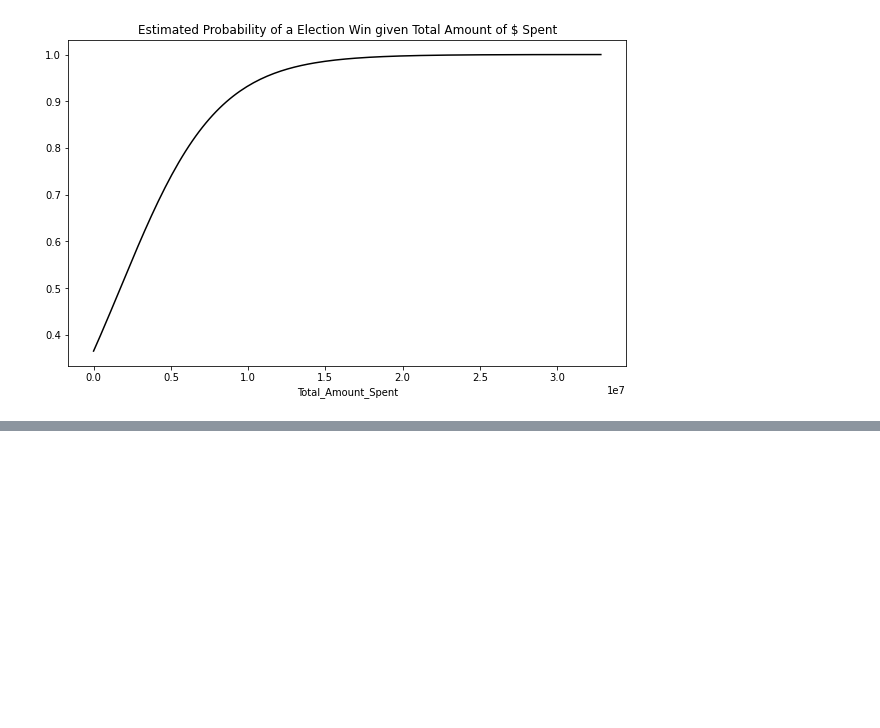
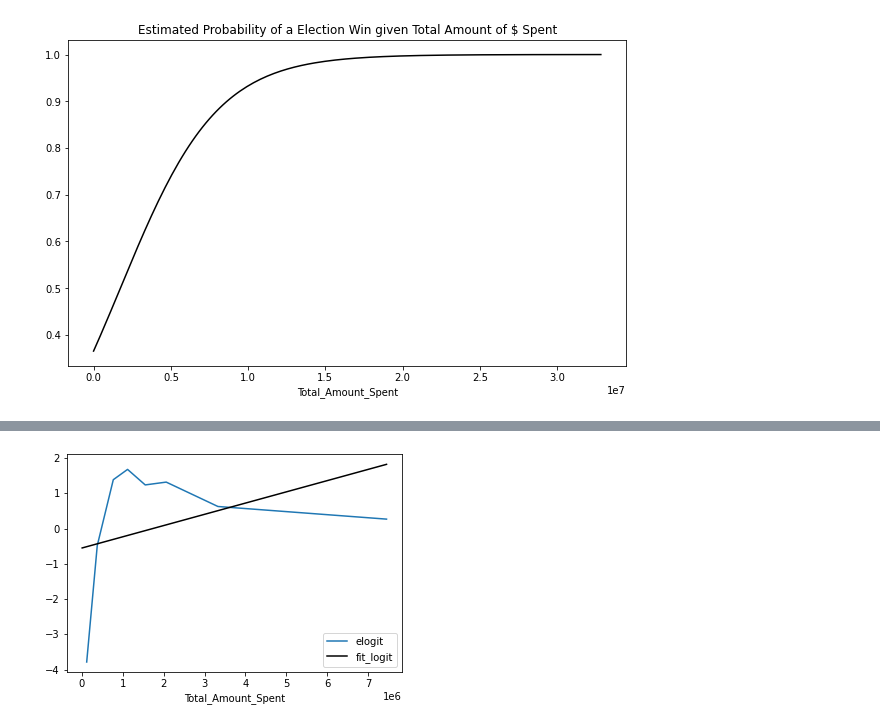
Before and after one commit to nss-data-science-cohort-6/webscraping_open_secrets-malted_milk_balls, a Jupyter notebook: Notebooks/candidates_logisitic_regression.ipynb, the cells around one changed output, grey strips where cells are left out. Saved outputs shown, nothing was run; the diff lists cells and outputs as text; code cells hidden in the pictures; blank space fills up the shorter version.

```diff
--- a/Notebooks/candidates_logisitic_regression.ipynb
+++ b/Notebooks/candidates_logisitic_regression.ipynb
@@ -107,0 +121,4 @@ amt_spent_summary.plot(x = 'Total_Amount_Spent', y = 'fit_prob',
+# %%
+amt_spent_summary['elogit'] = np.log(amt_spent_summary['eprob'] / (1 - amt_spent_summary['eprob']))
+amt_spent_summary['fit_logit'] = np.log(amt_spent_summary['fit_prob'] / (1 - amt_spent_summary['fit_prob']))
+amt_spent_summary
@@ -107,0 +137,7 @@ amt_spent_summary.plot(x = 'Total_Amount_Spent', y = 'fit_prob',
+# %%
+ax = amt_spent_summary.plot(x = 'Total_Amount_Spent', y = 'elogit')
+amt_spent_summary.plot(x = 'Total_Amount_Spent', y = 'fit_logit',
+                color = 'black',
+                ax = ax);
+# %% [output]
+[figure, added]
```
Also changed, not shown: parts of 5 cells of this notebook.
